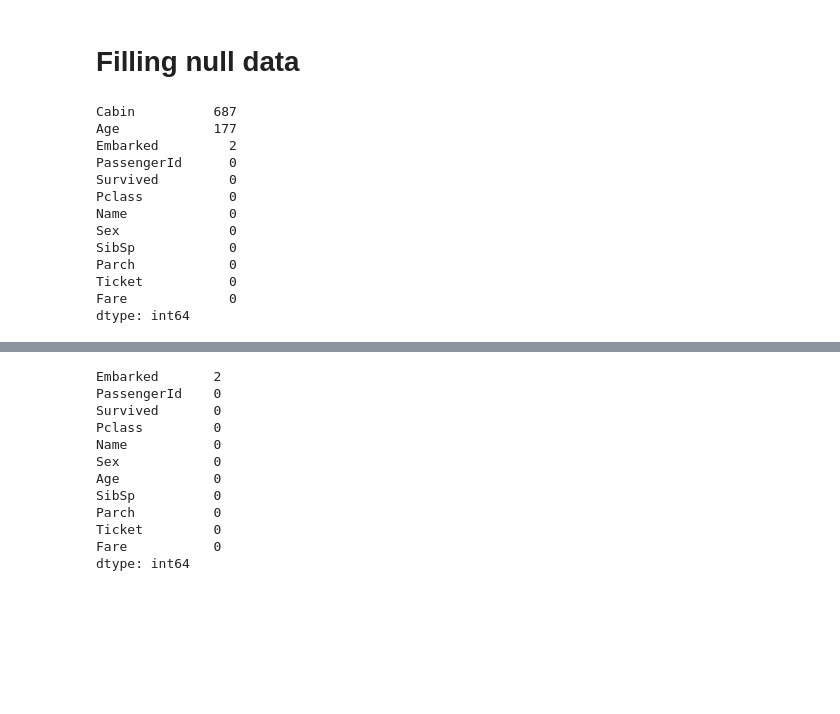
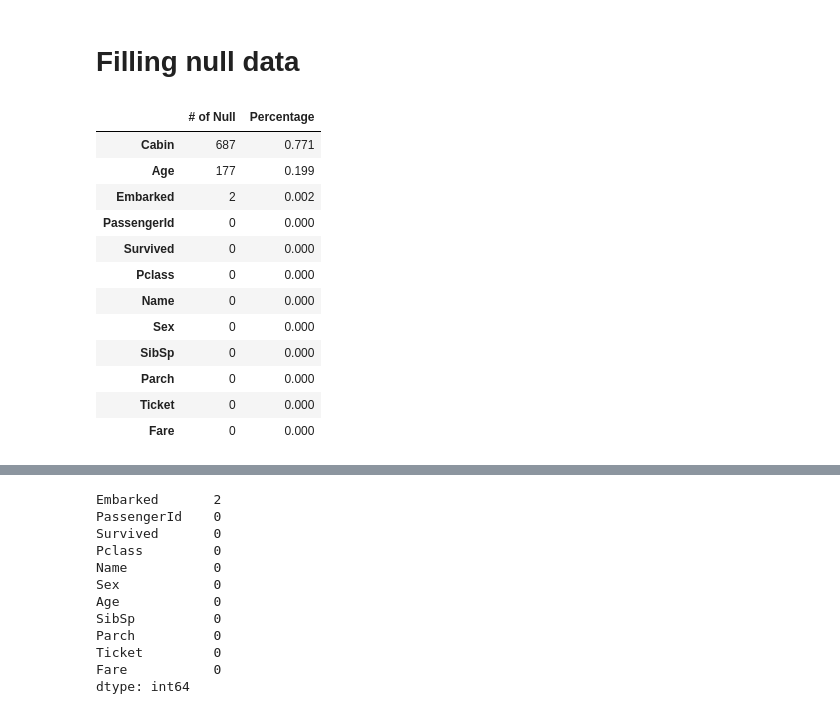
Before and after one commit to Kyohei-us/ECS171_Titanic_Survival_Project, a Jupyter notebook: Data set description + Data processing .ipynb, the cells around one changed output, grey strips where cells are left out. Cells and saved outputs as stored; diff of their text form; code cells hidden in the pictures; blank space fills up the shorter version.

```diff
--- a/Data set description + Data processing .ipynb
+++ b/Data set description + Data processing .ipynb
@@ -83,21 +83,24 @@ memory usage: 83.7+ KB
 # %%
 # Finding missing data
 miss_total = titanic.isnull().sum().sort_values(ascending=False)
+percentage = miss_total/891
+percent_2 = (round(percentage, 3)).sort_values(ascending=False)
+miss_total = pd.concat([miss_total, percent_2], axis=1, keys=['# of Null', 'Percentage'])
 miss_total
 # %% [output]
-Cabin          687
-Age            177
-Embarked         2
-PassengerId      0
-Survived         0
-Pclass           0
-Name             0
-Sex              0
-SibSp            0
-Parch            0
-Ticket           0
-Fare             0
-dtype: int64
+|  | # of Null | Percentage |
+| Cabin | 687 | 0.771 |
+| Age | 177 | 0.199 |
+| Embarked | 2 | 0.002 |
+| PassengerId | 0 | 0.000 |
+| Survived | 0 | 0.000 |
+| Pclass | 0 | 0.000 |
+| Name | 0 | 0.000 |
+| Sex | 0 | 0.000 |
+| SibSp | 0 | 0.000 |
+| Parch | 0 | 0.000 |
+| Ticket | 0 | 0.000 |
+| Fare | 0 | 0.000 |
 # %%
 # drop Cabin column since it has huge amount of missing data, and it does not affect suvival (TODO: discuss this? Is there more about this attribute?)
 titanic = titanic.drop(['Cabin'], axis=1)
```
Also changed, not shown: parts of 8 cells of this notebook, 2 other files.
